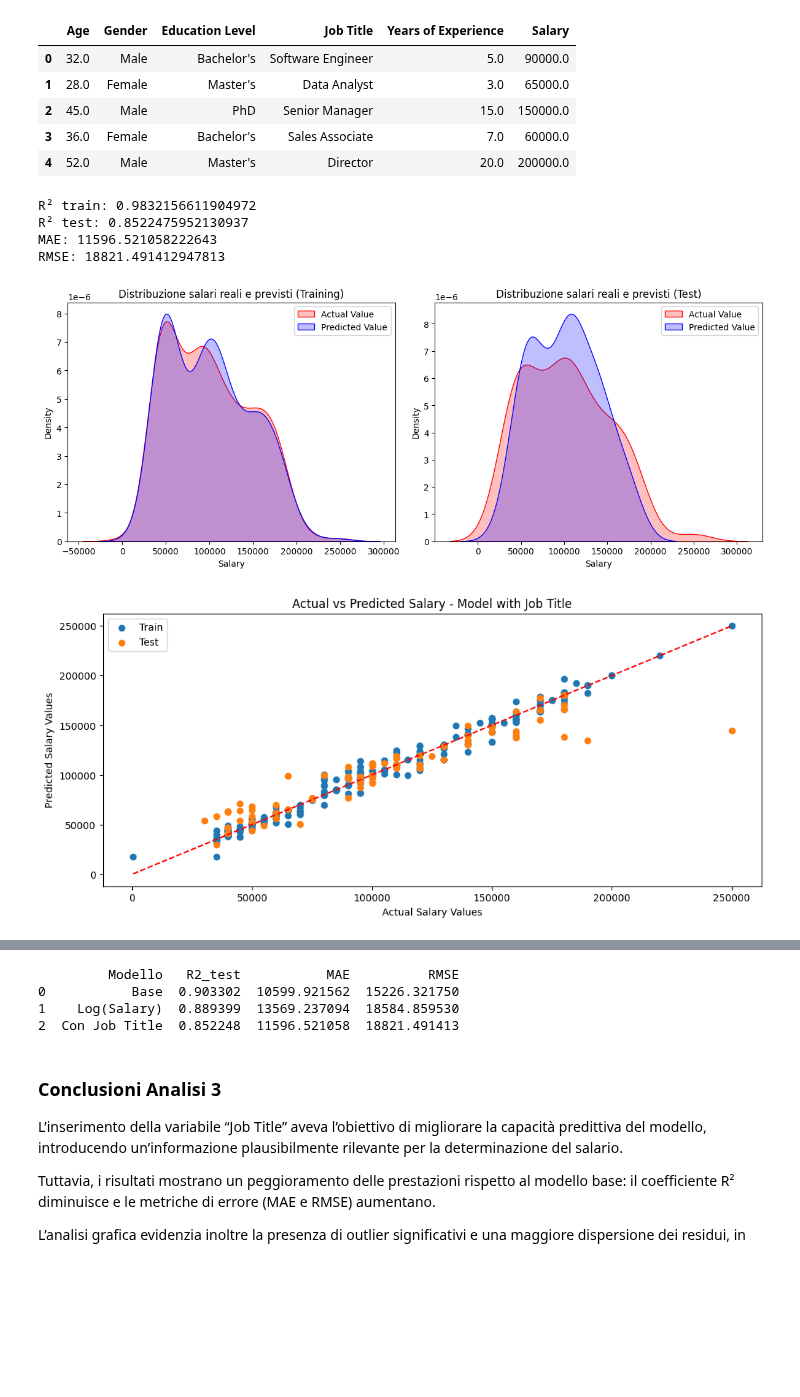
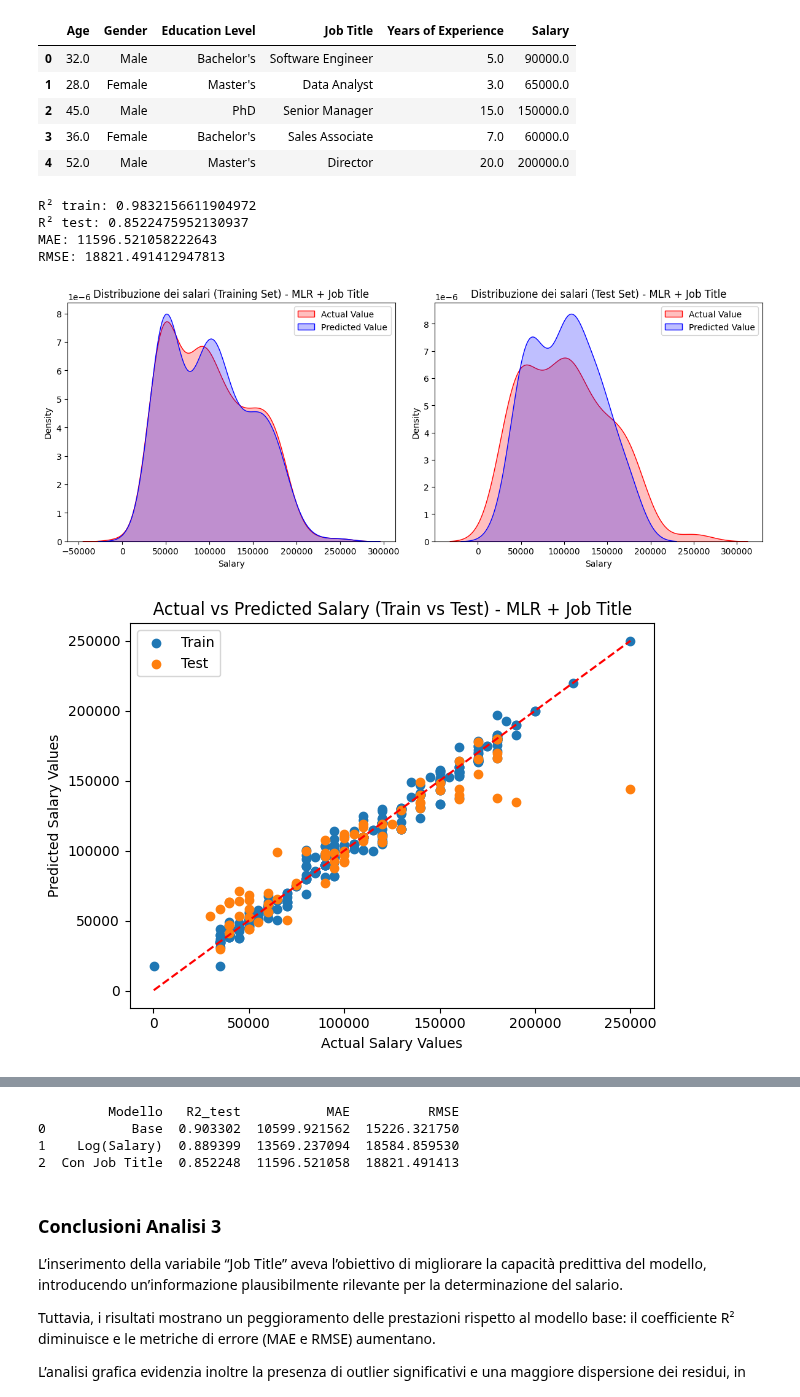
Before and after one commit to umbertogallo01/salary-prediction-analysis, a Jupyter notebook: notebooks/salary_prediction_analysis.ipynb, the cells around one changed output, grey strips where cells are left out. Drawn from its saved outputs; the diff is of its cells as text; code cells hidden in the pictures; blank space fills up the shorter version.

```diff
--- a/notebooks/salary_prediction_analysis.ipynb
+++ b/notebooks/salary_prediction_analysis.ipynb
@@ -363,10 +357,10 @@ y_pred_test = mlr.predict(x_test)
 
 #### $R^2$
 # %%
-r2_train = model.score(x_train,y_train)
+r2_train = mlr.score(x_train,y_train)
 print("L'R^2 dei training test è:", r2_train, "\n")
 
-r2_test = model.score(x_test, y_test)
+r2_test = mlr.score(x_test, y_test)
 print("L'R^2 dei data test è:", r2_test)
 # %% [output]
 L'R^2 dei training test è: 0.9014091547262573
@@ -627,77 +549,40 @@ print("R² test:", results_job["r2"])
 print("MAE:", results_job["mae"])
 print("RMSE:", results_job["rmse"])
 
-# 7. KDE
-fig, ax = plt.subplots(1,2, figsize=(12,5))
-sns.kdeplot(y_train, color="r", fill=True, label="Actual Value", ax=ax[0])
-sns.kdeplot(y_pred_train_job, color="b", fill=True, label="Predicted Value", ax=ax[0])
-ax[0].set_title("Distribuzione salari reali e previsti (Training)")
-ax[0].legend()
+# 7. Analisi Grafica
+plot_distribution(y_train, y_pred_train_job, y_test, y_pred_test_job, "MLR + Job Title")
+plot_predicted_vs_actual(y_train, y_pred_train_job, y_test, y_pred_test_job, "MLR + Job Title")
+plot_residuals(y_test, y_pred_test_job, "MLR + Job Title")
 
-sns.kdeplot(y_test, color="r", fill=True, label="Actual Value", ax=ax[1])
-sns.kdeplot(y_pred_test_job, color="b", fill=True, label="Predicted Value", ax=ax[1])
-ax[1].set_title("Distribuzione salari reali e previsti (Test)")
-ax[1].legend()
-
-plt.tight_layout()
-plt.show
-
-# 8. Actual vs Predicted
-plt.figure(figsize=(12,5))
-plt.scatter(y_train, y_pred_train_job, label="Train")
-plt.scatter(y_test, y_pred_test_job, label="Test")
-
-min_val = min(min(y_train), min(y_test))
-max_val = max(max(y_train), max(y_test))
-x_line = np.linspace(min_val, max_val, 100)
-
-plt.plot(x_line, x_line, color="red", linestyle="--")
-plt.xlabel("Actual Salary Values")
-plt.ylabel("Predicted Salary Values")
-plt.title("Actual vs Predicted Salary - Model with Job Title")
-plt.legend()
-plt.show
-
-# 9. Residual plot
-residuals_job = y_test - y_pred_test_job
-
-plt.figure(figsize=(8,6))
-plt.scatter(y_pred_test_job, residuals_job)
-plt.axhline(0, color="red")
-plt.xlabel("Predicted Salary")
-plt.ylabel("Residuals")
-plt.title("Residual Plot - Model with Job Title")
-plt.show()
-
-# 10. Confronto
+# 8. Confronto
 confronto = pd.DataFrame({
     "Modello": [
         "Base",
         "Log(Salary)",
         "Con Job Title"
     ],
     "R2_test": [
         r2_test,
         r2_test_log,
-        r2_test_job
+        results_job["r2"]
     ],
     "MAE": [
         mae,
         mae_log_model,
-        mae_job
+        results_job["mae"]
     ],
     "RMSE": [
         rmse,
         rmse_log_model,
-        rmse_job
+        results_job["rmse"]
     ]
 })
 
 print(confronto)
 # %% [output]
 R² train: 0.9832156611904972
 R² test: 0.8522475952130937
 MAE: 11596.521058222643
 RMSE: 18821.491412947813
-[figure, old version]
+[figure, new version]
-[figure, old version]
+[figure, new version]
```
Also changed, not shown: parts of 11 cells of this notebook, 9 other files.
